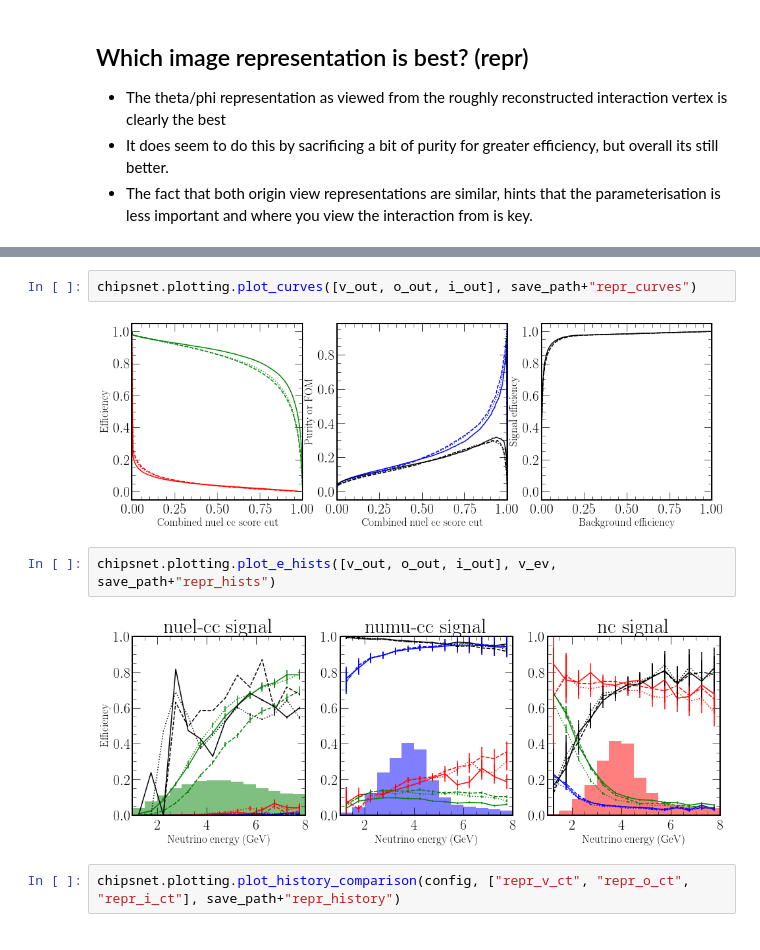
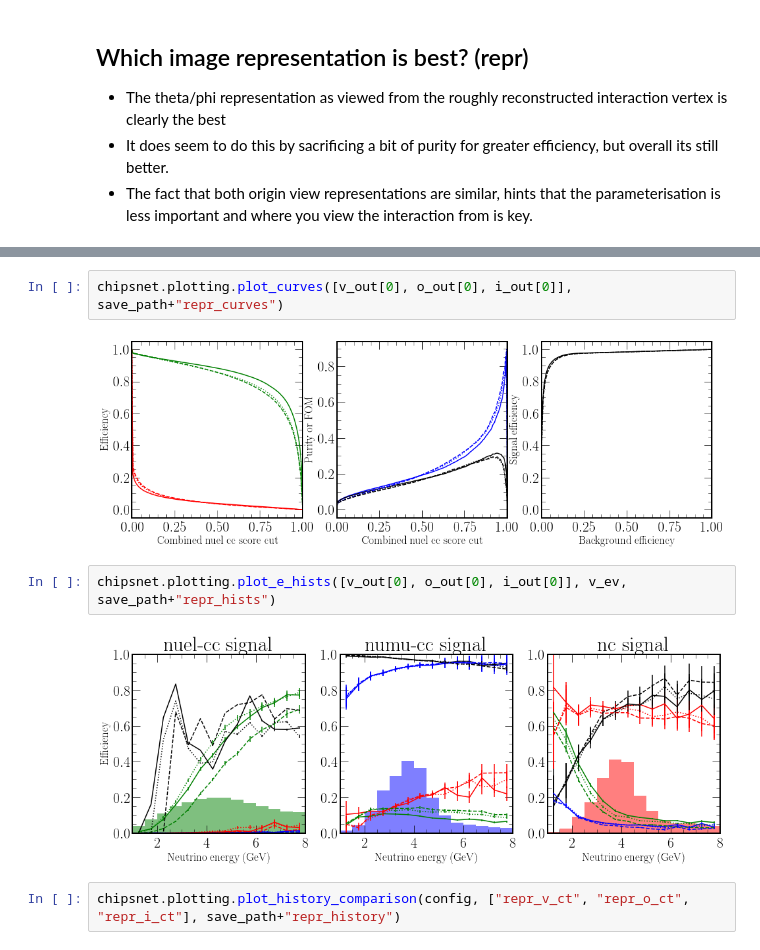
Before and after one commit to chipsneutrino/chips-net, a Jupyter notebook: analysis.ipynb, the cells around one changed output, grey strips where cells are left out. Saved outputs shown, nothing was run; the diff lists cells and outputs as text.

```diff
--- a/analysis.ipynb
+++ b/analysis.ipynb
@@ -330,11 +327,11 @@ Processing i_ct_flux... found no image_2... took 288.65 seconds
 # %%
-chipsnet.plotting.plot_curves([v_out, o_out, i_out], save_path+"repr_curves")
+chipsnet.plotting.plot_curves([v_out[0], o_out[0], i_out[0]], save_path+"repr_curves")
 # %% [output]
-[figure, old version]
+[figure, new version]
 # %%
-chipsnet.plotting.plot_e_hists([v_out, o_out, i_out], v_ev, save_path+"repr_hists")
+chipsnet.plotting.plot_e_hists([v_out[0], o_out[0], i_out[0]], v_ev, save_path+"repr_hists")
 # %% [output]
-[figure, old version]
+[figure, new version]
 # %%
 chipsnet.plotting.plot_history_comparison(config, ["repr_v_ct", "repr_o_ct", "repr_i_ct"], save_path+"repr_history")
 # %% [output]
```
Also changed, not shown: parts of 58 cells of this notebook, 4 other files.
